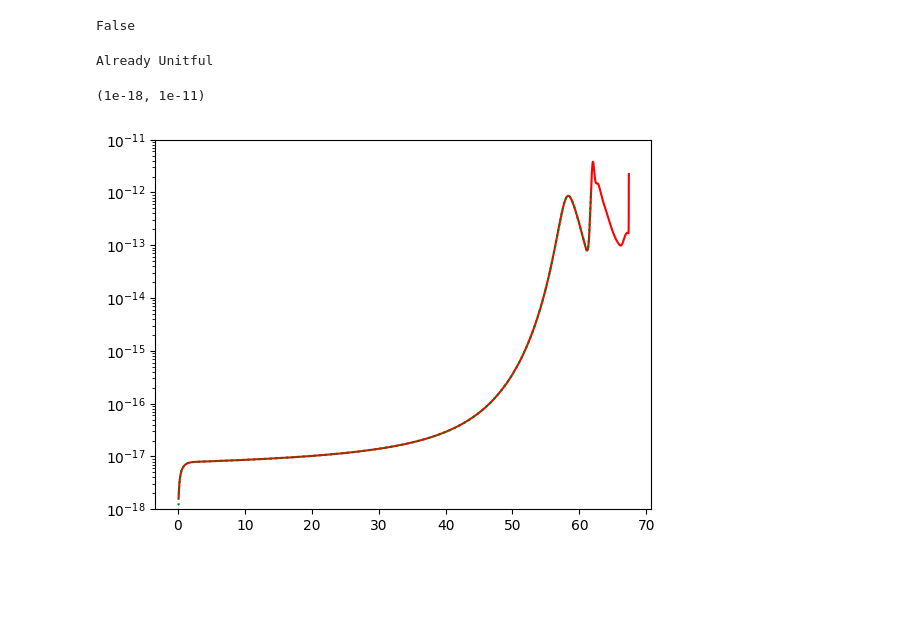
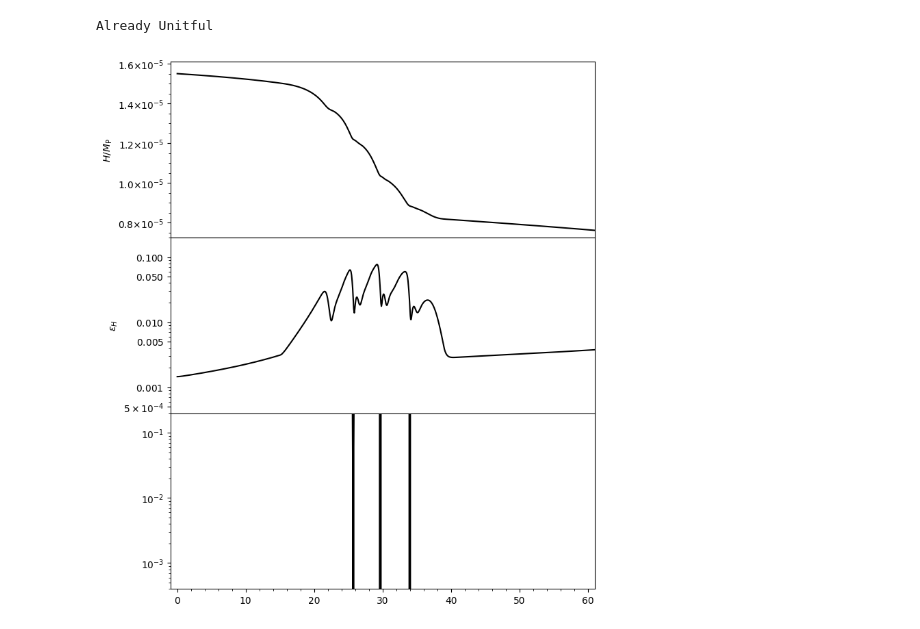
Before and after one commit to richard-von-eckardstein/GEFF, a Jupyter notebook: GEFConstructorTest.ipynb, the cells around one changed output. Drawn from its saved outputs; the diff is of its cells as text; code cells hidden in the pictures; blank space fills up the shorter version.

```diff
--- a/GEFConstructorTest.ipynb
+++ b/GEFConstructorTest.ipynb
@@ -7,4 +7,4 @@ import matplotlib.pyplot as plt
 # %%
-G = CreateGEF("Config/ExampleGEFFile.py")
+G = CreateGEF("Config/ClassicGEF+beta57+Weird.py")
 G.RunGEF(100,t1=115)
 # %% [output]
@@ -27,6 +28,2 @@ success: True
      njev: 0
       nlu: 0
-# %%
-print(G.units)
-# %% [output]
-False
@@ -35,10 +30,36 @@ H = CreateGEF("Config/ClassicGEF+beta25+Mass.py")
-# %%
-G.Unitful()
-plt.plot(H.vals["N"], H.vals["B"], "r")
-plt.plot(G.vals["N"], G.vals["B"], "g:")
-plt.yscale("log")
-plt.ylim(1e-18,1e-11)
-# %% [output]
-Already Unitful
-(1e-18, 1e-11)
-[figure, removed]
+# %%
+G.Unitful()
+
+epsH = -G.vals["Hprime"]/G.vals["H"]**2
+
+fig, ax = plt.subplots(3,1, sharex=True, figsize=(8,10))
+ax[0].plot(G.vals["N"], G.vals["H"], "k")
+ax[0].set_ylim(0.725e-5,1.61e-5)
+yticks = np.round(np.arange(0.8, 1.61, 0.2),1)
+ytickslab = [rf"${ytick}$" + r"$\times 10^{-5}$" for ytick in yticks]
+ax[0].set_yticks(yticks*1e-5, ytickslab)
+yticksmin = np.arange(0.75, 1.65, 0.05)
+ax[0].set_yticks(yticksmin*1e-5, minor=True)
+ax[0].set_ylabel(r"$H/M_{\rm P}$")
+
+ax[1].plot(G.vals["N"], epsH, "k")
+yticks = [5e-4, 1e-3, 5e-3, 1e-2, 5e-2, 1e-1]
+ytickslab = [r"$5 \times 10^{-4}$", r"$0.001$", r"$0.005$", r"$0.010$", r"$0.050$", r"$0.100$"]
+
+ax[1].set_ylim(4e-4,0.2)
+ax[1].set_yscale("log")
+ax[1].set_yticks(yticks, ytickslab)
+ax[1].set_ylabel(r"$\varepsilon_H$")
+
+ax[2].plot(G.vals["N"], G.vals["xi"], "k")
+ax[2].set_ylim(4e-4,0.2)
+ax[2].set_yscale("log")
+
+ax[2].set_xticks(np.arange(0, 70, 10))
+ax[2].set_xticks(np.arange(0, 70, 2), minor=True)
+ax[2].set_xlim(-1, 61)
+plt.subplots_adjust(hspace=0)
+plt.show()
+# %% [output]
+Already Unitful
+[figure, added]
```
Also changed, not shown: parts of 3 cells of this notebook, 1 other file.
